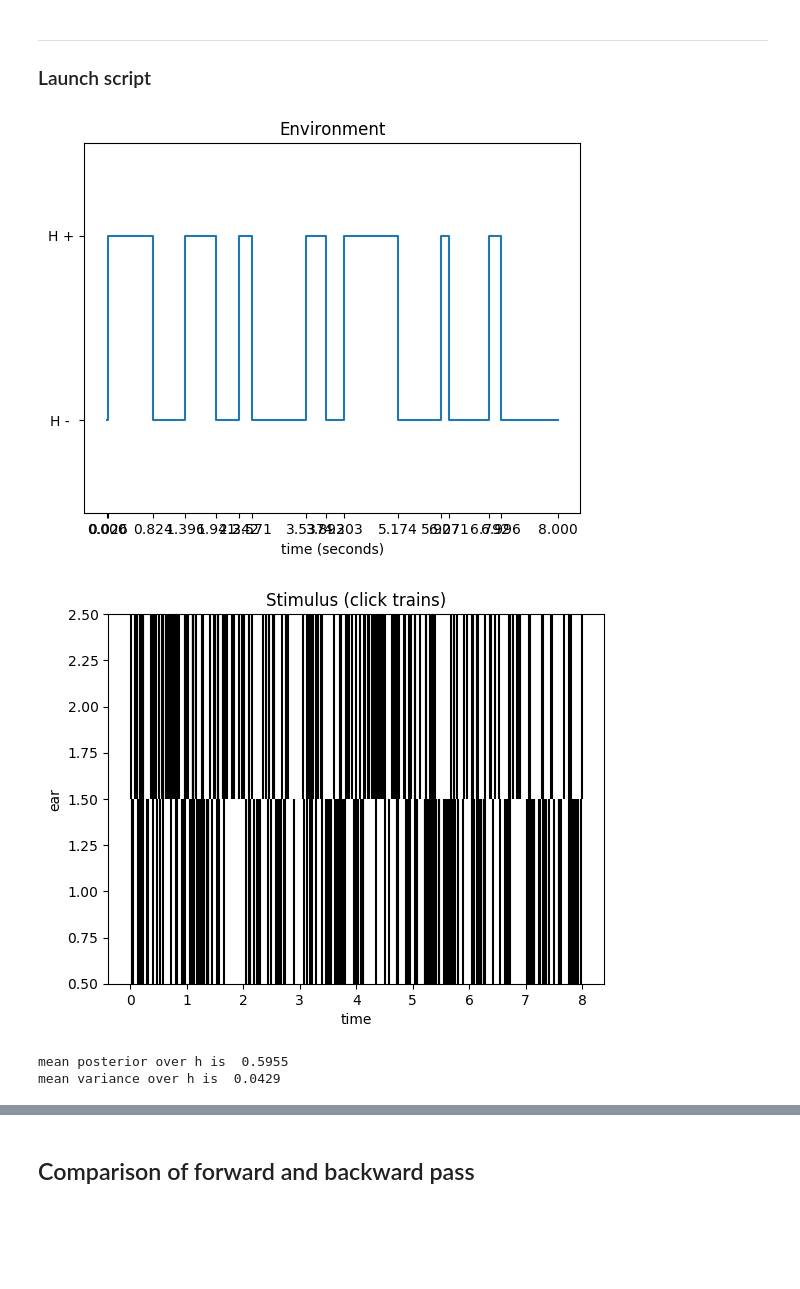
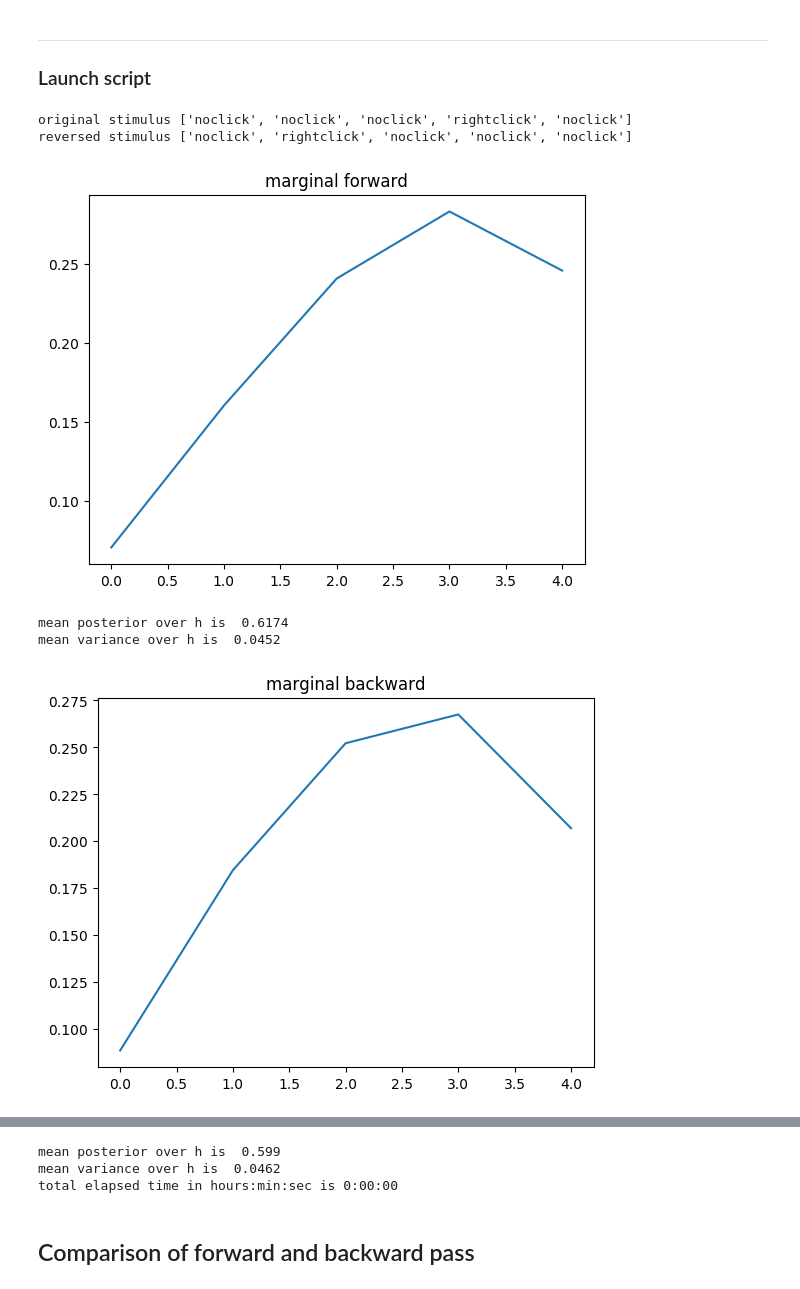
Before and after one commit to aernesto/Code---changing-environment, a Jupyter notebook: ClickTask/Python/clicks_inference.ipynb, the cells around one changed output, grey strips where cells are left out. Saved outputs shown, nothing was run; the diff lists cells and outputs as text; code cells hidden in the pictures; blank space fills up the shorter version.

```diff
--- a/ClickTask/Python/clicks_inference.ipynb
+++ b/ClickTask/Python/clicks_inference.ipynb
@@ -125,7 +125,15 @@ class Experiment(object):
             curr_stim = Stimulus(curr_exp_trial, printStim)
             curr_obs_trial = ObsTrial(curr_exp_trial, curr_stim, observer.dt, self,
                                       observer.prior_states, observer.prior_h)
+            endstate = curr_exp_trial.end_state
+            if endstate == -1:
+                newprior = np.array([.99,.01])
+            else:
+                newprior = np.array([.01,.99])
+            curr_obs_reversed = ObsTrialReversed(curr_exp_trial, curr_stim, observer.dt, self,
+                                      newprior, observer.prior_h)
             curr_obs_trial.infer(printLLR, infer_h = inferh, feedback = fb)
+            curr_obs_reversed.infer(printLLR, infer_h = inferh, feedback = fb)
 
             # gather variables to store in database
             if multi:
@@ -647,6 +912,9 @@ rate_high = rates_ratio * rate_low
 print('lambda_low, lambda_high = ', str(round(rate_low,2)), str(round(rate_high,2)),'Hz')
 # %% [output]
 lambda_low, lambda_high =  10.76 29.24 Hz
+# %%
+rate_low = 120
+rate_high = 80
 # %% [markdown]
 ## Choose trial duration T (sec) and time discretization step dt (msec)
 # %%
@@ -743,14 +1011,16 @@ nb of trials to simulate       1
 # %%
 np.random.seed(2)  # ensures each evaluation of the cell is independent of the previous ones
 Expt = Experiment(setof_stim_noise=1, exp_dt=dt, setof_trial_dur=T, setof_h=h,
                   tot_trial=Trials, setof_low_high_rates = [rate_low, rate_high])
 Observer = IdealObs(dt=Expt.exp_dt, expt=Expt, prior_h=np.array([alpha, beta]))
 aa = datetime.datetime.now().replace(microsecond=0)
-Expt.launch(Observer, singleTrialOutputs, multiTrialOutputs, inferh = True, fb = True)
+Expt.launch(Observer, singleTrialOutputs, multiTrialOutputs, inferh = True, fb = False)
 bb = datetime.datetime.now().replace(microsecond=0)
 print('total elapsed time in hours:min:sec is', bb - aa)
 # %% [output]
+original stimulus ['noclick', 'noclick', 'noclick', 'rightclick', 'noclick']
+reversed stimulus ['noclick', 'rightclick', 'noclick', 'noclick', 'noclick']
-[figure, old version]
+[figure, new version]
+mean posterior over h is  0.6174
+mean variance over h is  0.0452
-[figure, old version]
+[figure, new version]
-mean posterior over h is  0.5955
-mean variance over h is  0.0429
@@ -759,3 +1027,6 @@ total elapsed time in hours:min:sec is 0:00:04
+mean posterior over h is  0.599
+mean variance over h is  0.0462
+total elapsed time in hours:min:sec is 0:00:00
 # %% [markdown]
 ## Comparison of forward and backward pass
 # %% [markdown]
```
Also changed, not shown: parts of 8 cells of this notebook.
